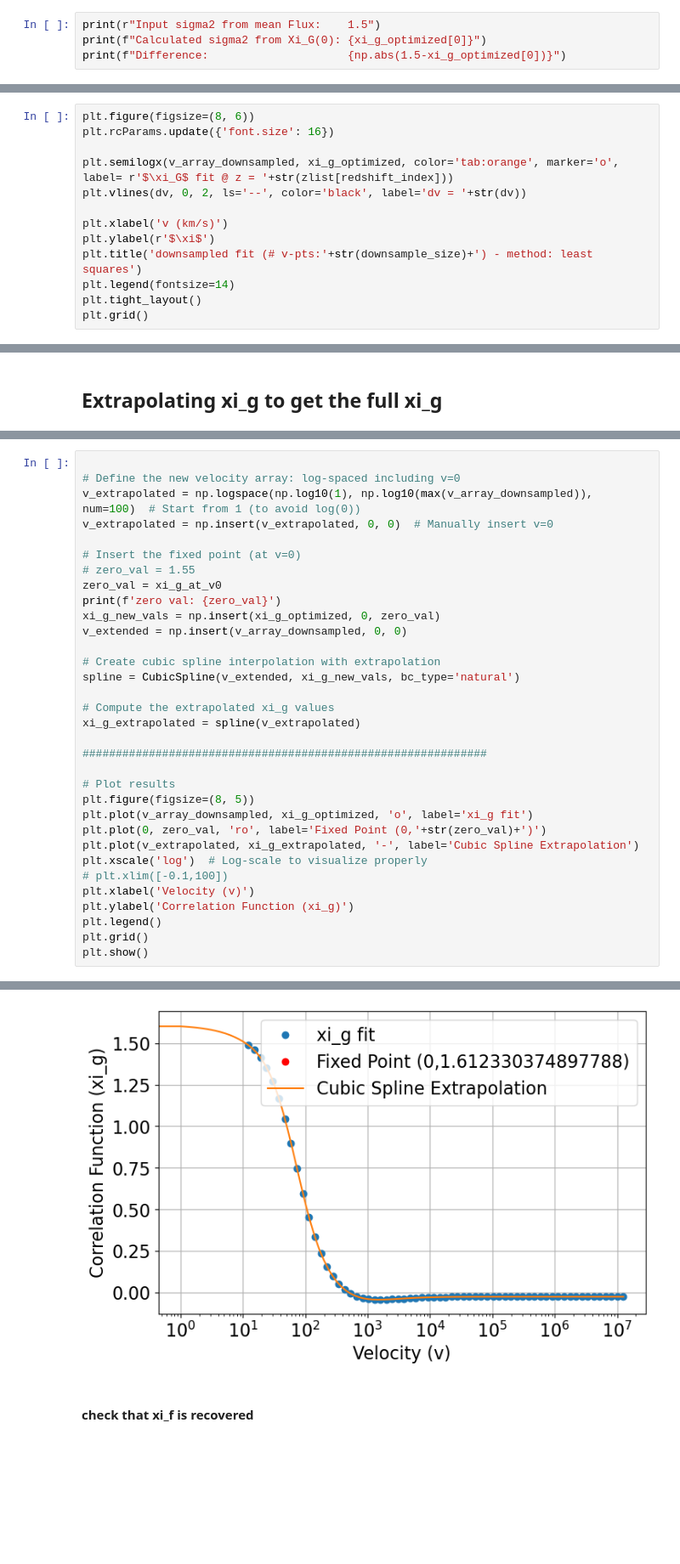
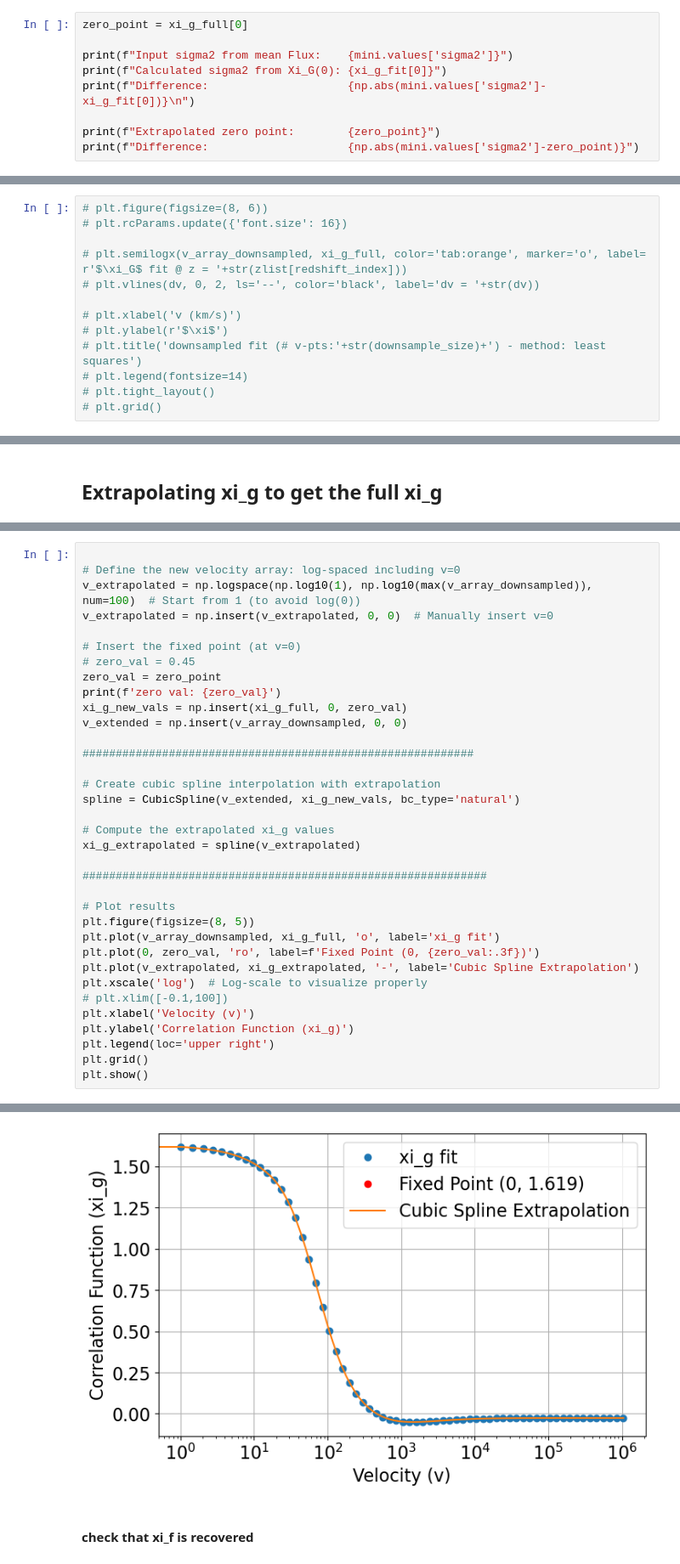
Before and after one commit to m-herbold/P1D_Mocks, a Jupyter notebook: Notebooks/fitting_mocks_interactive.ipynb, the cells around one changed output, grey strips where cells are left out. Shown at 85% size. Saved outputs shown, nothing was run; the diff lists cells and outputs as text; blank space fills up the shorter version.

```diff
--- a/Notebooks/fitting_mocks_interactive.ipynb
+++ b/Notebooks/fitting_mocks_interactive.ipynb
@@ -729,7 +959,12 @@ array([False, False, False, False, False, False, False,  True,  True,
         True,  True,  True,  True,  True,  True,  True,  True,  True,
         True])
 # %%
-print(r"Input sigma2 from mean Flux:    1.5")
-print(f"Calculated sigma2 from Xi_G(0): {xi_g_optimized[0]}")
-print(f"Difference:                     {np.abs(1.5-xi_g_optimized[0])}")
+zero_point = xi_g_full[0]
+
+print(f"Input sigma2 from mean Flux:    {mini.values['sigma2']}")
+print(f"Calculated sigma2 from Xi_G(0): {xi_g_fit[0]}")
+print(f"Difference:                     {np.abs(mini.values['sigma2']-xi_g_fit[0])}\n")
+
+print(f"Extrapolated zero point:        {zero_point}")
+print(f"Difference:                     {np.abs(mini.values['sigma2']-zero_point)}")
 # %% [output]
@@ -762,13 +1000,13 @@ plt.grid()
 # %%
-plt.figure(figsize=(8, 6))
-plt.rcParams.update({'font.size': 16})
+# plt.figure(figsize=(8, 6))
+# plt.rcParams.update({'font.size': 16})
 
-plt.semilogx(v_array_downsampled, xi_g_optimized, color='tab:orange', marker='o', label= r'$\xi_G$ fit @ z = '+str(zlist[redshift_index]))
-plt.vlines(dv, 0, 2, ls='--', color='black', label='dv = '+str(dv))
+# plt.semilogx(v_array_downsampled, xi_g_full, color='tab:orange', marker='o', label= r'$\xi_G$ fit @ z = '+str(zlist[redshift_index]))
+# plt.vlines(dv, 0, 2, ls='--', color='black', label='dv = '+str(dv))
 
-plt.xlabel('v (km/s)')
-plt.ylabel(r'$\xi$')
-plt.title('downsampled fit (# v-pts:'+str(downsample_size)+') - method: least squares')
-plt.legend(fontsize=14)
-plt.tight_layout()
-plt.grid()
+# plt.xlabel('v (km/s)')
+# plt.ylabel(r'$\xi$')
+# plt.title('downsampled fit (# v-pts:'+str(downsample_size)+') - method: least squares')
+# plt.legend(fontsize=14)
+# plt.tight_layout()
+# plt.grid()
@@ -870,11 +1110,13 @@ v_extrapolated = np.logspace(np.log10(1), np.log10(max(v_array_downsampled)), nu
 v_extrapolated = np.insert(v_extrapolated, 0, 0)  # Manually insert v=0
 
 # Insert the fixed point (at v=0)
-# zero_val = 1.55
-zero_val = xi_g_at_v0
+# zero_val = 0.45
+zero_val = zero_point
 print(f'zero val: {zero_val}')
-xi_g_new_vals = np.insert(xi_g_optimized, 0, zero_val)
+xi_g_new_vals = np.insert(xi_g_full, 0, zero_val)
 v_extended = np.insert(v_array_downsampled, 0, 0)
+
+###########################################################
 
 # Create cubic spline interpolation with extrapolation
 spline = CubicSpline(v_extended, xi_g_new_vals, bc_type='natural')
@@ -886,14 +1128,14 @@ xi_g_extrapolated = spline(v_extrapolated)
 
 # Plot results
 plt.figure(figsize=(8, 5))
-plt.plot(v_array_downsampled, xi_g_optimized, 'o', label='xi_g fit')
-plt.plot(0, zero_val, 'ro', label='Fixed Point (0,'+str(zero_val)+')')
+plt.plot(v_array_downsampled, xi_g_full, 'o', label='xi_g fit')
+plt.plot(0, zero_val, 'ro', label=f'Fixed Point (0, {zero_val:.3f})')
 plt.plot(v_extrapolated, xi_g_extrapolated, '-', label='Cubic Spline Extrapolation')
 plt.xscale('log')  # Log-scale to visualize properly
 # plt.xlim([-0.1,100])
 plt.xlabel('Velocity (v)')
 plt.ylabel('Correlation Function (xi_g)')
-plt.legend()
+plt.legend(loc='upper right')
 plt.grid()
 plt.show()
 # %% [output]
@@ -901,4 +1143,4 @@ zero val: 1.612330374897788
-[figure, old version]
+[figure, new version]
 # %% [markdown]
 #### check that xi_f is recovered
 # %%
```
Also changed, not shown: parts of 81 cells of this notebook, 1 other file.
